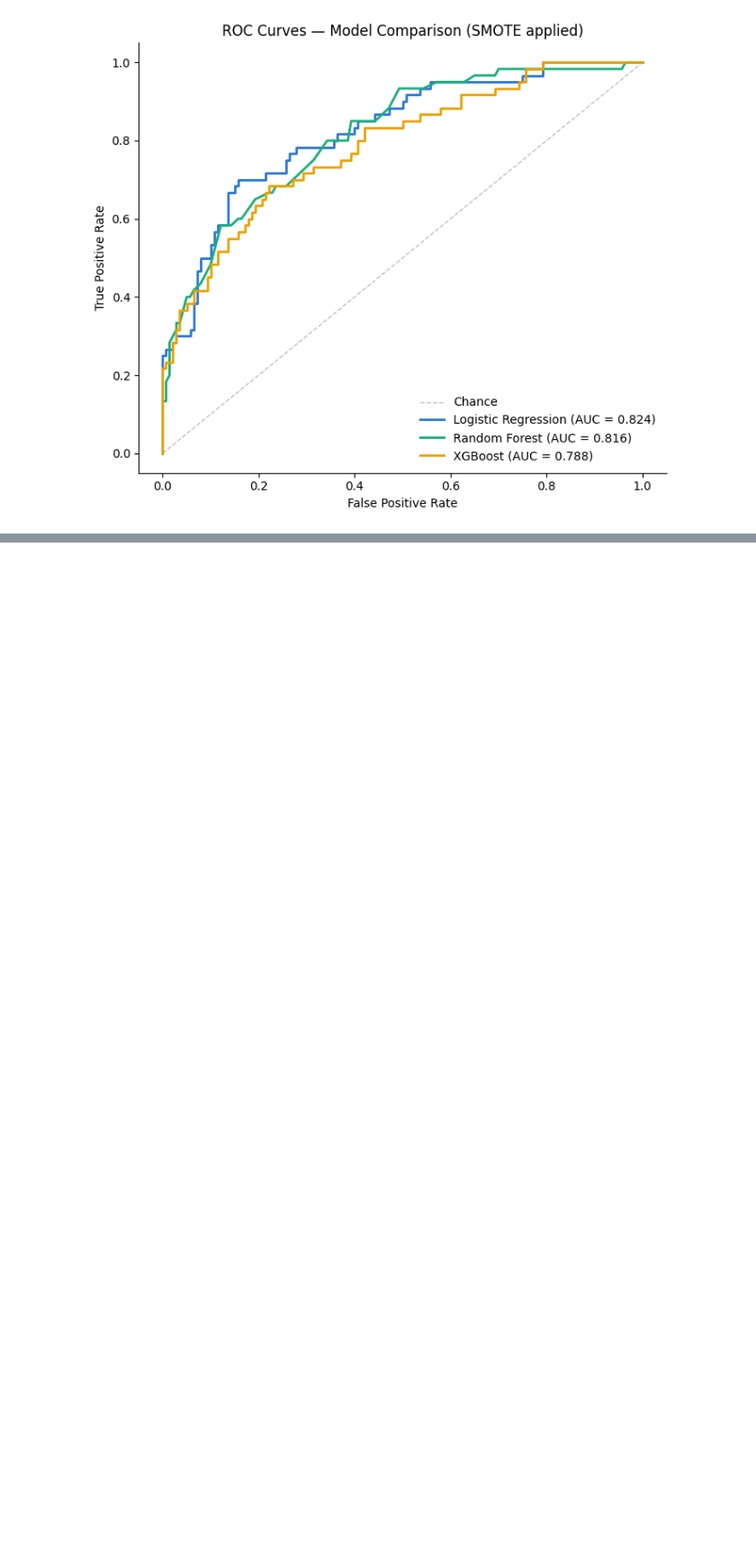
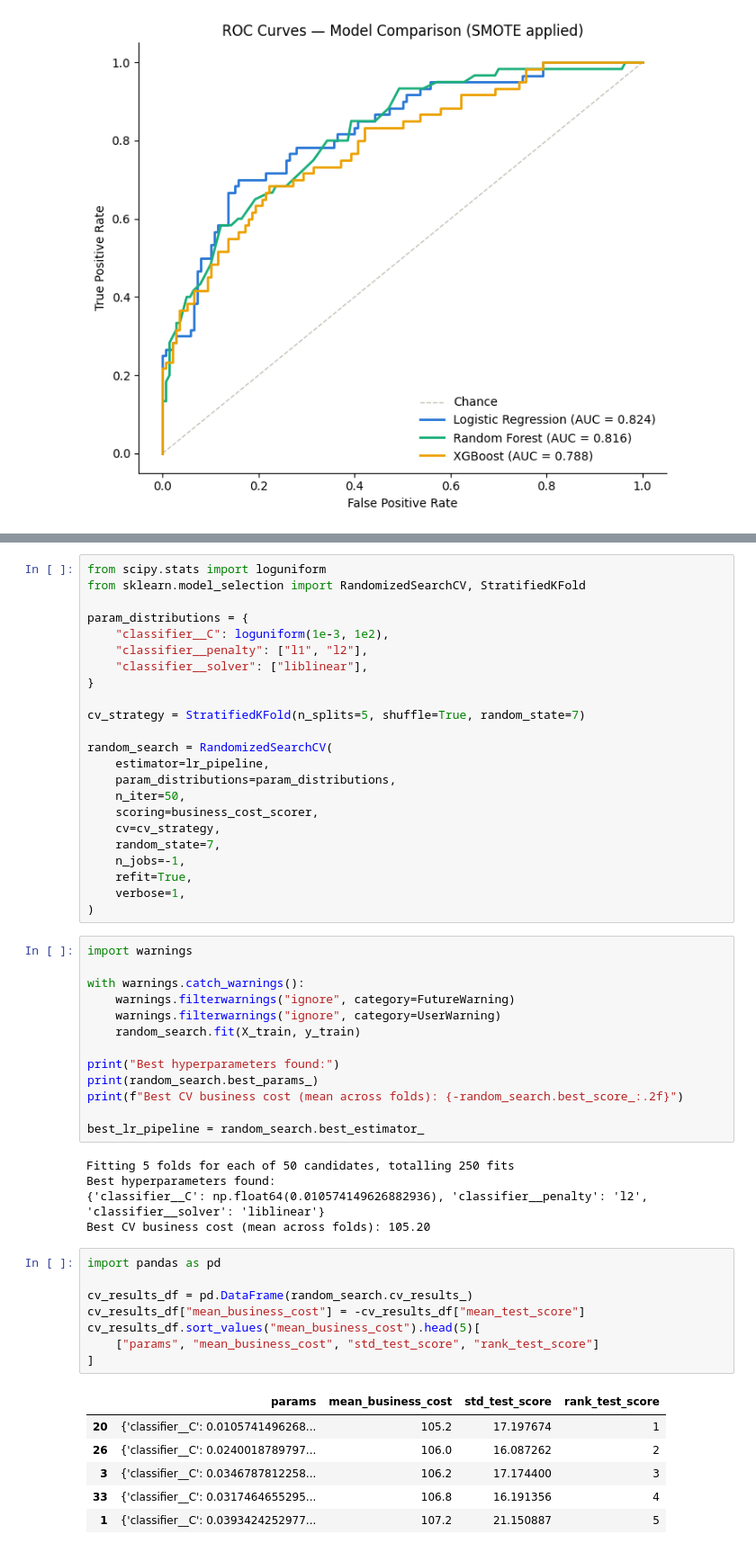
Before and after one commit to Ahmed28phantom/credit-risk-pipeline, a Jupyter notebook: notebooks/03_modeling.ipynb, the cells around one changed output, grey strips where cells are left out. Shown at 90% size. Cells and saved outputs as stored; diff of their text form; blank space fills up the shorter version.

```diff
--- a/notebooks/03_modeling.ipynb
+++ b/notebooks/03_modeling.ipynb
@@ -329,0 +346,56 @@ plt.show()
+# %%
+from scipy.stats import loguniform
+from sklearn.model_selection import RandomizedSearchCV, StratifiedKFold
+
+param_distributions = {
+    "classifier__C": loguniform(1e-3, 1e2),
+    "classifier__penalty": ["l1", "l2"],
+    "classifier__solver": ["liblinear"],
+}
+
+cv_strategy = StratifiedKFold(n_splits=5, shuffle=True, random_state=7)
+
+random_search = RandomizedSearchCV(
+    estimator=lr_pipeline,
+    param_distributions=param_distributions,
+    n_iter=50,
+    scoring=business_cost_scorer,
+    cv=cv_strategy,
+    random_state=7,
+    n_jobs=-1,
+    refit=True,
+    verbose=1,
+)
+# %%
+import warnings
+
+with warnings.catch_warnings():
+    warnings.filterwarnings("ignore", category=FutureWarning)
+    warnings.filterwarnings("ignore", category=UserWarning)
+    random_search.fit(X_train, y_train)
+
+print("Best hyperparameters found:")
+print(random_search.best_params_)
+print(f"Best CV business cost (mean across folds): {-random_search.best_score_:.2f}")
+
+best_lr_pipeline = random_search.best_estimator_
+# %% [output]
+Fitting 5 folds for each of 50 candidates, totalling 250 fits
+Best hyperparameters found:
+{'classifier__C': np.float64(0.010574149626882936), 'classifier__penalty': 'l2', 'classifier__solver': 'liblinear'}
+Best CV business cost (mean across folds): 105.20
+# %%
+import pandas as pd
+
+cv_results_df = pd.DataFrame(random_search.cv_results_)
+cv_results_df["mean_business_cost"] = -cv_results_df["mean_test_score"]
+cv_results_df.sort_values("mean_business_cost").head(5)[
+    ["params", "mean_business_cost", "std_test_score", "rank_test_score"]
+]
+# %% [output]
+|  | params | mean_business_cost | std_test_score | rank_test_score |
+| 20 | {'classifier__C': 0.0105741496268... | 105.2 | 17.197674 | 1 |
+| 26 | {'classifier__C': 0.0240018789797... | 106.0 | 16.087262 | 2 |
+| 3 | {'classifier__C': 0.0346787812258... | 106.2 | 17.174400 | 3 |
+| 33 | {'classifier__C': 0.0317464655295... | 106.8 | 16.191356 | 4 |
+| 1 | {'classifier__C': 0.0393424252977... | 107.2 | 21.150887 | 5 |
```
Also changed, not shown: parts of 4 cells of this notebook.
